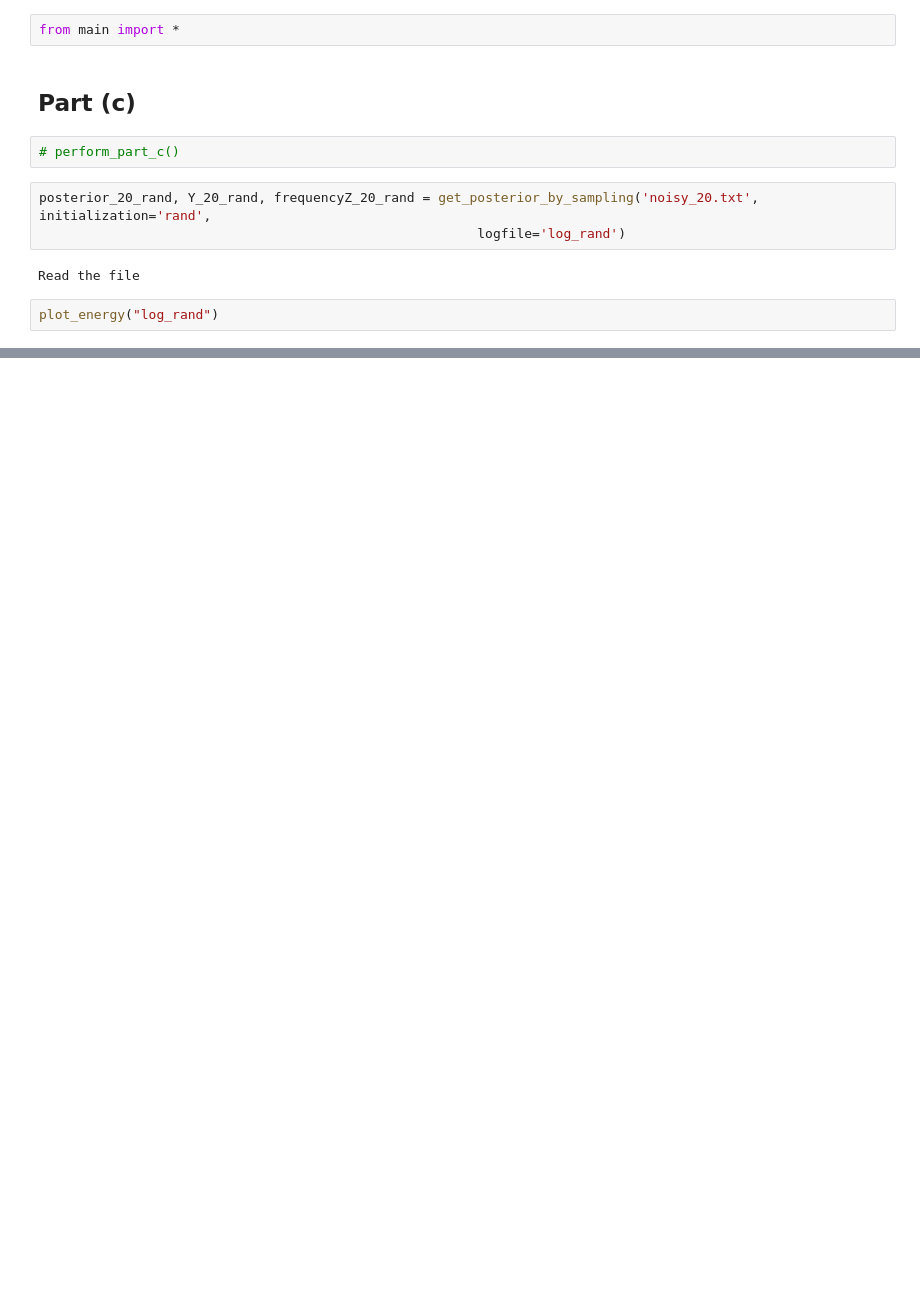
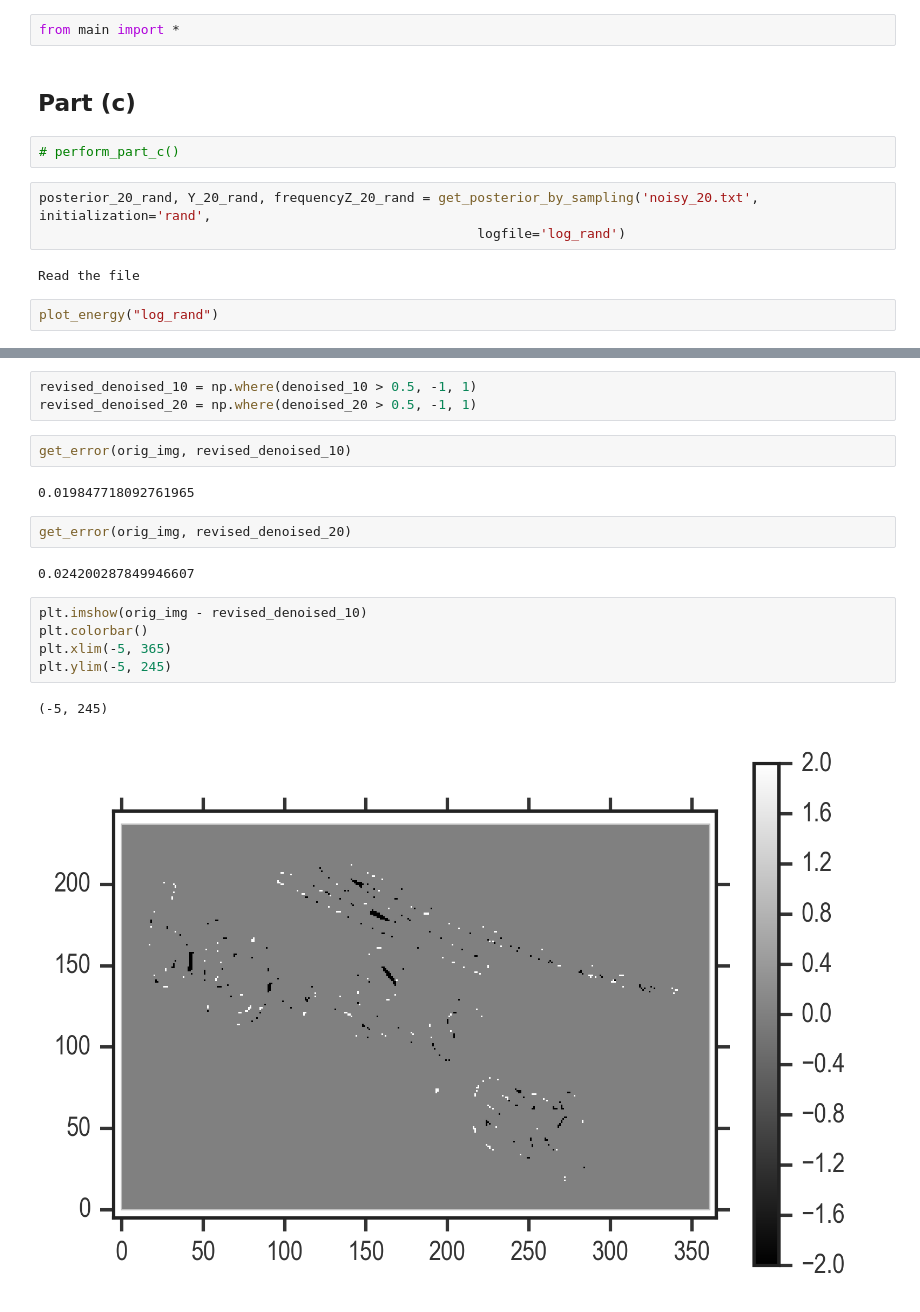
Before and after one commit to lmcintosh/ipython-notebooks, a Jupyter notebook: classes/CS 228 - Problem Set 4.ipynb, the cells around one changed output, grey strips where cells are left out. Drawn from its saved outputs; the diff is of its cells as text; blank space fills up the shorter version.

```diff
--- a/classes/CS 228 - Problem Set 4.ipynb
+++ b/classes/CS 228 - Problem Set 4.ipynb
@@ -43,0 +106,19 @@ plot_energy("log_rand")
+# %%
+revised_denoised_10 = np.where(denoised_10 > 0.5, -1, 1)
+revised_denoised_20 = np.where(denoised_20 > 0.5, -1, 1)
+# %%
+get_error(orig_img, revised_denoised_10)
+# %% [output]
+0.019847718092761965
+# %%
+get_error(orig_img, revised_denoised_20)
+# %% [output]
+0.024200287849946607
+# %%
+plt.imshow(orig_img - revised_denoised_10)
+plt.colorbar()
+plt.xlim(-5, 365)
+plt.ylim(-5, 245)
+# %% [output]
+(-5, 245)
+[figure, added]
```
Also changed, not shown: parts of 16 cells of this notebook, 2 other files.
